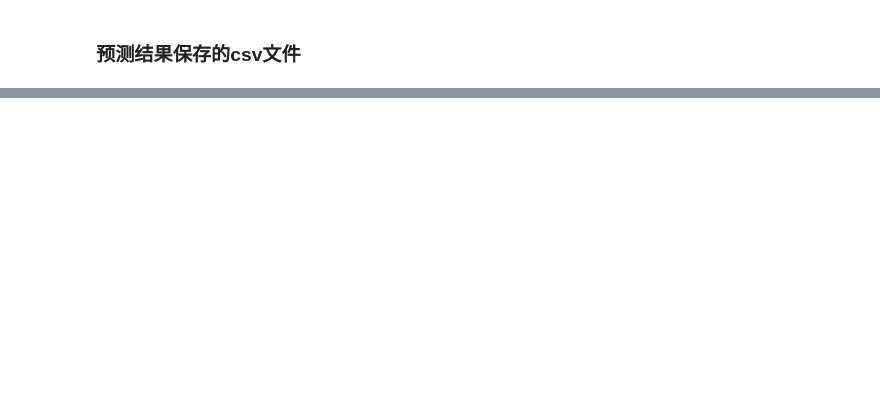
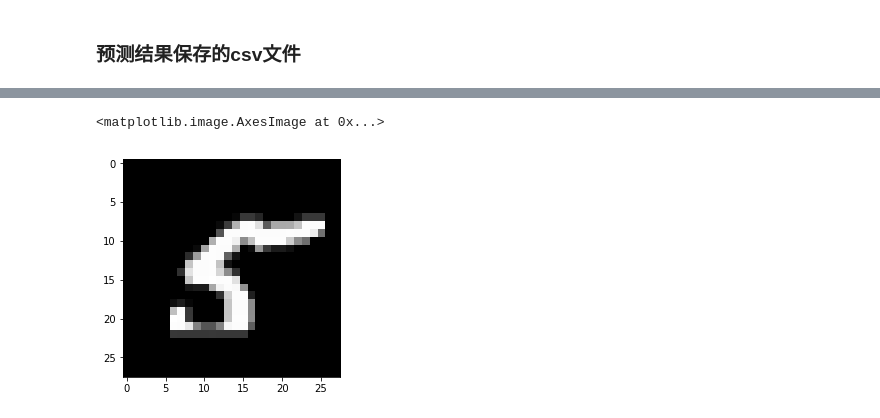
Before and after one commit to CoderSLZhang/Kaggle_Digit_Recognizer, a Jupyter notebook: Fineturn_Resnet50.ipynb, the cells around one changed output, grey strips where cells are left out. Saved outputs shown, nothing was run; the diff lists cells and outputs as text; code cells hidden in the pictures; blank space fills up the shorter version.

```diff
--- a/Fineturn_Resnet50.ipynb
+++ b/Fineturn_Resnet50.ipynb
@@ -443,0 +480,5 @@ df.head()
+# %%
+plt.imshow(final_X[37, :, :, 0])
+# %% [output]
+<matplotlib.image.AxesImage at 0x...>
+[figure, added]
```
Also changed, not shown: parts of 9 cells of this notebook.
